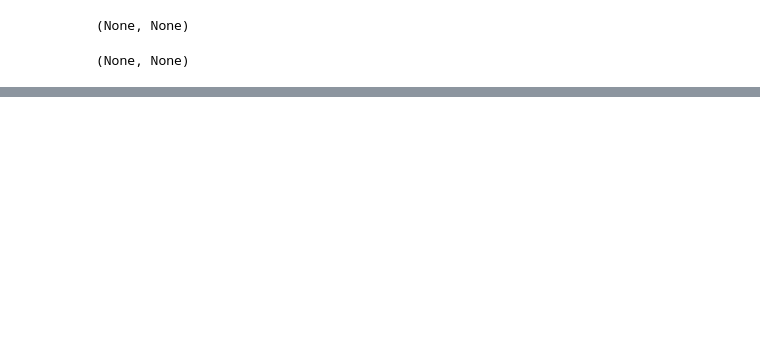
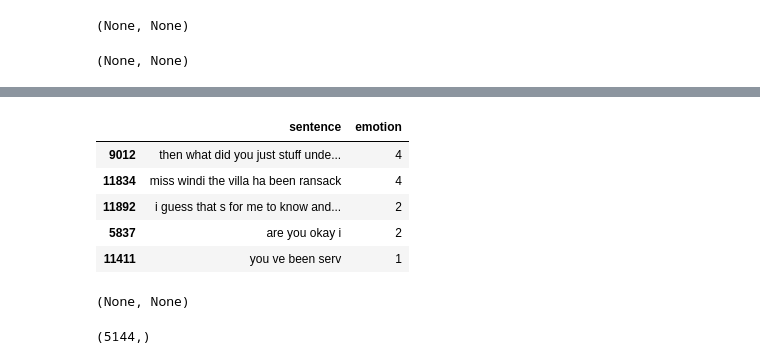
Before and after one commit to leothesouthafrican/Text_Mining_Emotion_Detection, a Jupyter notebook: text_mining.ipynb, the cells around one changed output, grey strips where cells are left out. Drawn from its saved outputs; the diff is of its cells as text; code cells hidden in the pictures; blank space fills up the shorter version.

```diff
--- a/text_mining.ipynb
+++ b/text_mining.ipynb
@@ -119,0 +101,4 @@ The code that caused this warning is on line 81 of the file /Users/leo/Desktop/n
+# %%
+#Applying the clean function found in functions.py to train and test
+train_clean = clean(list(train_df["sentence"]), True, True)
+dev_clean = clean(list(dev_df["sentence"]), True,True)
@@ -119,0 +123,19 @@ The code that caused this warning is on line 81 of the file /Users/leo/Desktop/n
+# %%
+#Adding clean sentences back to original dataframe format
+train_clean = pd.DataFrame(zip(train_clean, train_df.emotion), columns = train_df.columns, index = train_df.index)
+dev_clean = pd.DataFrame(zip(dev_clean, dev_df.emotion), columns = dev_df.columns, index = dev_df.index)
+# %%
+#Inspecting the data
+train_clean.sample(5)
+# %% [output]
+|  | sentence | emotion |
+| 9012 | then what did you just stuff unde... | 4 |
+| 11834 | miss windi the villa ha been ransack | 4 |
+| 11892 | i guess that s for me to know and... | 2 |
+| 5837 | are you okay i | 2 |
+| 11411 | you ve been serv | 1 |
+# %%
+#Verifying the distribution of words after the cleaning
+word_counter(train_clean["sentence"], "Training"), word_counter(dev_clean["sentence"], "Dev")
+# %% [output]
+(None, None)
@@ -119,0 +151,5 @@ The code that caused this warning is on line 81 of the file /Users/leo/Desktop/n
+# %%
+#Verifying the shape of the vecotrs that correspond to each sentence
+X_train.toarray()[0].shape
+# %% [output]
+(5144,)
```
Also changed, not shown: parts of 19 cells of this notebook.
